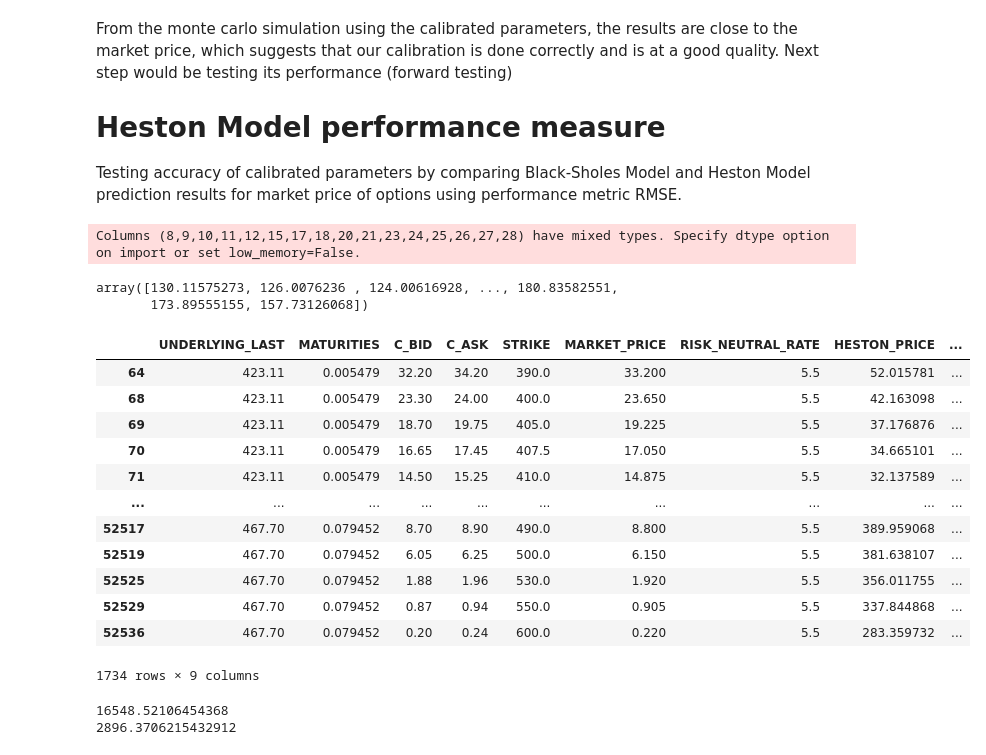
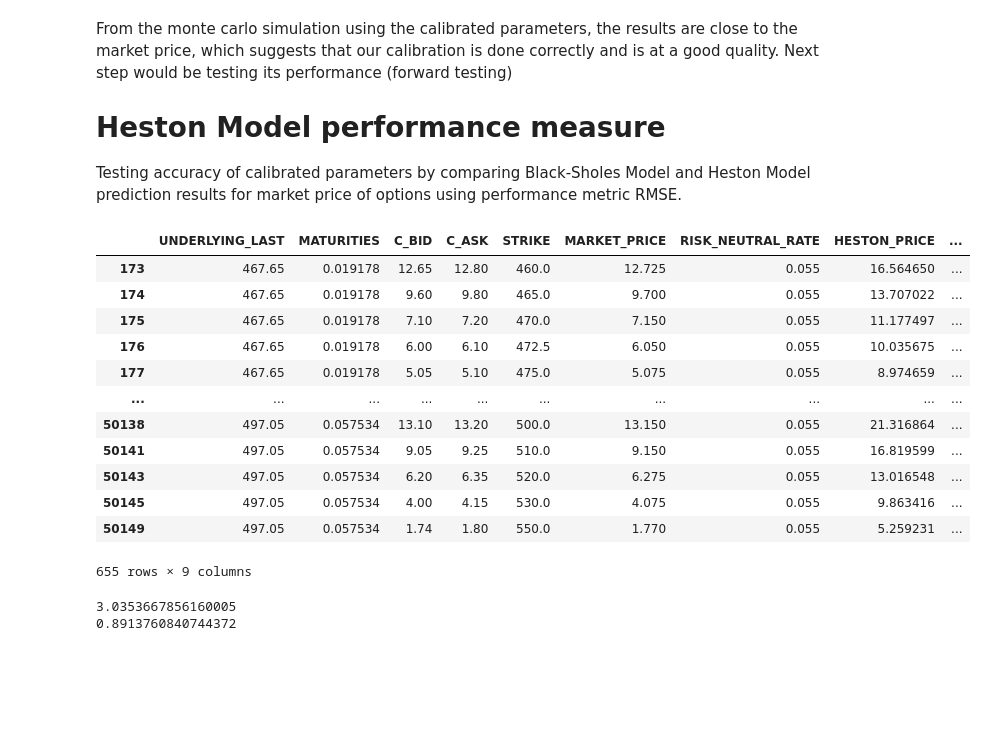
Before and after one commit to marcohcw/Heston-Model, a Jupyter notebook: heston_model_venv/Heston_model.ipynb, the cells around one changed output. Saved outputs shown, nothing was run; the diff lists cells and outputs as text; code cells hidden in the pictures; blank space fills up the shorter version.

Commit message:
Better heston results

```diff
--- a/heston_model_venv/Heston_model.ipynb
+++ b/heston_model_venv/Heston_model.ipynb
@@ -176,7 +176,7 @@ options_df
 # Data processing
 
 # Getting a dataframe with only the parameters needed for the actively traded call options (for short maturities)
-traded_options = options_df[(options_df['C_VOLUME'] > 100)&(options_df['DTE']<30)][['UNDERLYING_LAST','QUOTE_DATE','DTE','C_VOLUME','C_LAST','C_SIZE','C_BID','C_ASK','STRIKE']]
+traded_options = options_df[(options_df['C_VOLUME'] > 500)&(options_df['DTE']<30)][['UNDERLYING_LAST','QUOTE_DATE','DTE','C_VOLUME','C_LAST','C_SIZE','C_BID','C_ASK','STRIKE']]
 
 # Change DTE from days to year, and using C_BID and C_ASK to estimate market price (Bid-Ask spread)
 traded_options['DTE'] = traded_options['DTE']/365
@@ -243,7 +243,7 @@ Using Scipy (optimization) for minimizing sqErr:
 The result for the parameters should be at a reasonable value, and have a low error when comparing model and real price
 # %%
 # Variables from options data
-S0, K, r, tau, price = traded_options[['UNDERLYING_LAST', 'STRIKE', 'RISK_NEUTRAL_RATE', 'MATURITIES','MARKET_PRICE']].astype(float).to_numpy().T
+S0, K, r, tau, price = traded_options[['UNDERLYING_LAST', 'STRIKE', 'RISK_FREE_RATE', 'MATURITIES','MARKET_PRICE']].astype(float).to_numpy().T
 
 # Parameters （Setting initial guess and upper lower bound)
 params = {
@@ -399,25 +380,22 @@ From the monte carlo simulation using the calibrated parameters, the results are
 Testing accuracy of calibrated parameters by comparing Black-Sholes Model and Heston Model prediction results for market price of options using performance metric RMSE.
 # %%
 # Using code above to clean and process options data
-options_df_nov = pd.read_csv('/Users/wongmarco/Downloads/nvda_eod_2023q4-jf5cdq/nvda_eod_202311.txt')
 options_df_dec = pd.read_csv('/Users/wongmarco/Downloads/nvda_eod_2023q4-jf5cdq/nvda_eod_202312.txt')
-options_df_nov.columns = options_df_nov.columns.str.replace('[\[\] ]', '', regex=True)
-options_df_nov = options_df_nov.replace(' ',np.nan )
-options_df_nov[['C_VOLUME','C_ASK','C_BID']] = options_df_nov[['C_VOLUME','C_ASK','C_BID']].astype(float)
-options_df_nov.dropna()
-options_df_nov = options_df_nov[options_df_nov['DTE'] != 0]
-options_df_nov = options_df_nov[(options_df_nov['C_LAST'] != 0) & (options_df_nov['P_LAST'] != 0)]
+options_df_dec.columns = options_df_dec.columns.str.replace('[\[\] ]', '', regex=True)
+options_df_dec = options_df_dec.replace(' ',np.nan )
+options_df_dec[['C_VOLUME','C_ASK','C_BID']] = options_df_dec[['C_VOLUME','C_ASK','C_BID']].astype(float)
+options_df_dec.dropna()
+options_df_dec = options_df_dec[options_df_dec['DTE'] != 0]
+options_df_dec = options_df_dec[(options_df_dec['C_LAST'] != 0) & (options_df_dec['P_LAST'] != 0)]
 
-traded_options_nov = options_df_nov[(options_df_nov['C_VOLUME'] > 100)&(options_df_nov['DTE']<30)][['UNDERLYING_LAST','DTE','C_BID','C_ASK','STRIKE']]
-traded_options_nov['DTE'] = traded_options_nov['DTE']/365
-traded_options_nov = traded_options_nov.rename(columns={'DTE': 'MATURITIES'})
-traded_options_nov['MARKET_PRICE'] = (traded_options_nov['C_ASK']+traded_options_nov['C_BID'])/2
-traded_options_nov['RISK_NEUTRAL_RATE'] = 5.5
+traded_options_dec = options_df_dec[(options_df_dec['C_VOLUME'] > 500)&(options_df_dec['DTE']<30)][['UNDERLYING_LAST','DTE','C_BID','C_ASK','STRIKE']]
+traded_options_dec['DTE'] = traded_options_dec['DTE']/365
+traded_options_dec = traded_options_dec.rename(columns={'DTE': 'MATURITIES'})
+traded_options_dec['MARKET_PRICE'] = (traded_options_dec['C_ASK']+traded_options_dec['C_BID'])/2
+traded_options_dec['RISK_NEUTRAL_RATE'] = 0.055
-# %% [output]
-Columns (8,9,10,11,12,15,17,18,20,21,23,24,25,26,27,28) have mixed types. Specify dtype option on import or set low_memory=False.
 # %%
 from scipy.stats import norm
-S0, K, r, tau, price = traded_options_nov[['UNDERLYING_LAST', 'STRIKE','RISK_NEUTRAL_RATE', 'MATURITIES','MARKET_PRICE']].to_numpy().T
+S0, K, r, tau, price = traded_options_dec[['UNDERLYING_LAST', 'STRIKE','RISK_NEUTRAL_RATE', 'MATURITIES','MARKET_PRICE']].to_numpy().T
 
 def black_scholes(S, K, T, r, sigma):
 
@@ -427,32 +405,27 @@ def black_scholes(S, K, T, r, sigma):
     price= S * norm.cdf(d1) - K * np.exp(-r*T)* norm.cdf(d2)
 
     return price
-
-black_scholes(S0,K,r,tau,sigma)
-# %% [output]
-array([130.11575273, 126.0076236 , 124.00616928, ..., 180.83582551,
-       173.89555155, 157.73126068])
 # %%
-traded_options_nov['HESTON_PRICE'] = heston_call_price(S0, K, v0, tau, r, sigma, rho, kappa, theta, lambd)
-traded_options_nov['BLACK-SHOLES_PRICE'] = black_scholes(S0,K,tau,r,sigma)
-traded_options_nov
+traded_options_dec['HESTON_PRICE'] = heston_call_price(S0, K, v0, tau, r, sigma, rho, kappa, theta, lambd)
+traded_options_dec['BLACK-SHOLES_PRICE'] = black_scholes(S0,K,tau,r,sigma)
+traded_options_dec
 # %% [output]
 |  | UNDERLYING_LAST | MATURITIES | C_BID | C_ASK | STRIKE | MARKET_PRICE | RISK_NEUTRAL_RATE | HESTON_PRICE | ... |
-| 64 | 423.11 | 0.005479 | 32.20 | 34.20 | 390.0 | 33.200 | 5.5 | 52.015781 | ... |
-| 68 | 423.11 | 0.005479 | 23.30 | 24.00 | 400.0 | 23.650 | 5.5 | 42.163098 | ... |
-| 69 | 423.11 | 0.005479 | 18.70 | 19.75 | 405.0 | 19.225 | 5.5 | 37.176876 | ... |
-| 70 | 423.11 | 0.005479 | 16.65 | 17.45 | 407.5 | 17.050 | 5.5 | 34.665101 | ... |
-| 71 | 423.11 | 0.005479 | 14.50 | 15.25 | 410.0 | 14.875 | 5.5 | 32.137589 | ... |
+| 173 | 467.65 | 0.019178 | 12.65 | 12.80 | 460.0 | 12.725 | 0.055 | 16.564650 | ... |
+| 174 | 467.65 | 0.019178 | 9.60 | 9.80 | 465.0 | 9.700 | 0.055 | 13.707022 | ... |
+| 175 | 467.65 | 0.019178 | 7.10 | 7.20 | 470.0 | 7.150 | 0.055 | 11.177497 | ... |
+| 176 | 467.65 | 0.019178 | 6.00 | 6.10 | 472.5 | 6.050 | 0.055 | 10.035675 | ... |
+| 177 | 467.65 | 0.019178 | 5.05 | 5.10 | 475.0 | 5.075 | 0.055 | 8.974659 | ... |
 | ... | ... | ... | ... | ... | ... | ... | ... | ... | ... |
-| 52517 | 467.70 | 0.079452 | 8.70 | 8.90 | 490.0 | 8.800 | 5.5 | 389.959068 | ... |
-| 52519 | 467.70 | 0.079452 | 6.05 | 6.25 | 500.0 | 6.150 | 5.5 | 381.638107 | ... |
-| 52525 | 467.70 | 0.079452 | 1.88 | 1.96 | 530.0 | 1.920 | 5.5 | 356.011755 | ... |
-| 52529 | 467.70 | 0.079452 | 0.87 | 0.94 | 550.0 | 0.905 | 5.5 | 337.844868 | ... |
-| 52536 | 467.70 | 0.079452 | 0.20 | 0.24 | 600.0 | 0.220 | 5.5 | 283.359732 | ... |
+| 50138 | 497.05 | 0.057534 | 13.10 | 13.20 | 500.0 | 13.150 | 0.055 | 21.316864 | ... |
+| 50141 | 497.05 | 0.057534 | 9.05 | 9.25 | 510.0 | 9.150 | 0.055 | 16.819599 | ... |
+| 50143 | 497.05 | 0.057534 | 6.20 | 6.35 | 520.0 | 6.275 | 0.055 | 13.016548 | ... |
+| 50145 | 497.05 | 0.057534 | 4.00 | 4.15 | 530.0 | 4.075 | 0.055 | 9.863416 | ... |
+| 50149 | 497.05 | 0.057534 | 1.74 | 1.80 | 550.0 | 1.770 | 0.055 | 5.259231 | ... |
-1734 rows × 9 columns
+655 rows × 9 columns
 # %%
-print(np.sum((traded_options_nov['MARKET_PRICE'] - traded_options_nov['HESTON_PRICE'])**2)/len(traded_options_nov))
-print(np.sum(( traded_options_nov['MARKET_PRICE'] - traded_options_nov['BLACK-SHOLES_PRICE'])**2)/len(traded_options_nov))
+print(np.sqrt(np.mean((traded_options_dec['MARKET_PRICE'] - traded_options_dec['HESTON_PRICE'])**2)))
+print(np.sqrt(np.mean((traded_options_dec['MARKET_PRICE'] - traded_options_dec['BLACK-SHOLES_PRICE'])**2)))
 # %% [output]
-16548.52106454368
-2896.3706215432912
+3.0353667856160005
+0.8913760840744372
```
Also changed, not shown: parts of 5 cells of this notebook.
